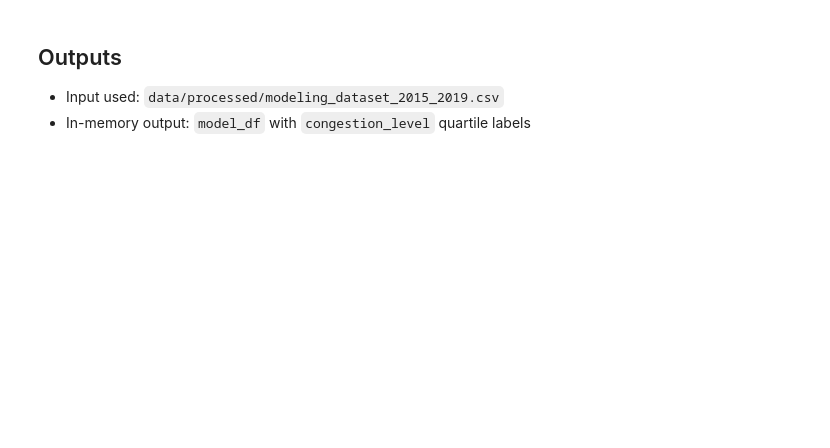
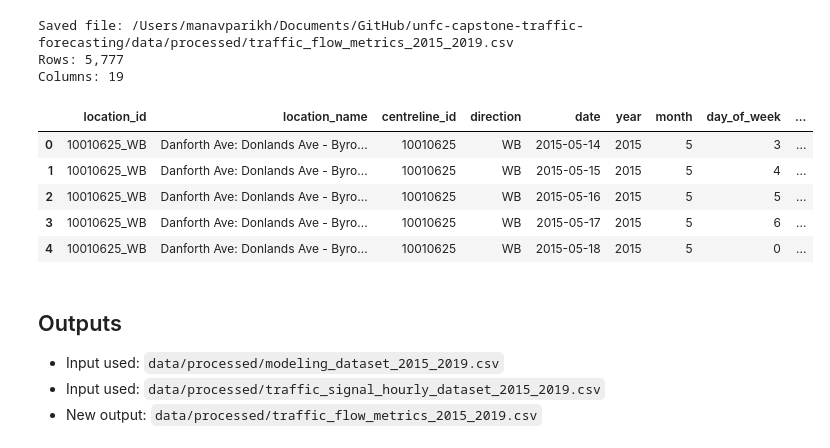
Before and after one commit to manavparikh19/unfc-capstone-traffic-forecasting, a Jupyter notebook: notebooks/01_define_congestion_metric.ipynb, the cells around one changed output. Cells and saved outputs as stored; diff of their text form; code cells hidden in the pictures; blank space fills up the shorter version.

```diff
--- a/notebooks/01_define_congestion_metric.ipynb
+++ b/notebooks/01_define_congestion_metric.ipynb
@@ -196,5 +271,46 @@ plt.show()
+# %%
+metric_output_cols = [
+    "location_id",
+    "location_name",
+    "centreline_id",
+    "direction",
+    "date",
+    "year",
+    "month",
+    "day_of_week",
+    "is_weekend",
+    "observed_hour_count",
+    "daily_total_volume",
+    "peak_hour_volume",
+    "peak_ratio",
+    "avg_observed_hourly_volume",
+    "peak_hour_concentration",
+    "traffic_demand_intensity",
+    "throughput_proxy",
+    "queue_pressure_proxy",
+    "delay_pressure_proxy",
+]
+metric_output_cols = [c for c in metric_output_cols if c in metric_df.columns]
+metric_df = metric_df.loc[:, metric_output_cols].sort_values(["location_id", "date"]).reset_index(drop=True)
+metric_df.to_csv(output_path, index=False)
+
+print(f"Saved file: {output_path}")
+print(f"Rows: {metric_df.shape[0]:,}")
+print(f"Columns: {metric_df.shape[1]}")
+display(metric_df.head())
+# %% [output]
+Saved file: /Users/manavparikh/Documents/GitHub/unfc-capstone-traffic-forecasting/data/processed/traffic_flow_metrics_2015_2019.csv
+Rows: 5,777
+Columns: 19
+|  | location_id | location_name | centreline_id | direction | date | year | month | day_of_week | ... |
+| 0 | 10010625_WB | Danforth Ave: Donlands Ave - Byro... | 10010625 | WB | 2015-05-14 | 2015 | 5 | 3 | ... |
+| 1 | 10010625_WB | Danforth Ave: Donlands Ave - Byro... | 10010625 | WB | 2015-05-15 | 2015 | 5 | 4 | ... |
+| 2 | 10010625_WB | Danforth Ave: Donlands Ave - Byro... | 10010625 | WB | 2015-05-16 | 2015 | 5 | 5 | ... |
+| 3 | 10010625_WB | Danforth Ave: Donlands Ave - Byro... | 10010625 | WB | 2015-05-17 | 2015 | 5 | 6 | ... |
+| 4 | 10010625_WB | Danforth Ave: Donlands Ave - Byro... | 10010625 | WB | 2015-05-18 | 2015 | 5 | 0 | ... |
 # %% [markdown]
 ## Outputs
 
 - Input used: `data/processed/modeling_dataset_2015_2019.csv`
-- In-memory output: `model_df` with `congestion_level` quartile labels
+- Input used: `data/processed/traffic_signal_hourly_dataset_2015_2019.csv`
+- New output: `data/processed/traffic_flow_metrics_2015_2019.csv`
```
Also changed, not shown: parts of 24 cells of this notebook, 18 other files.
